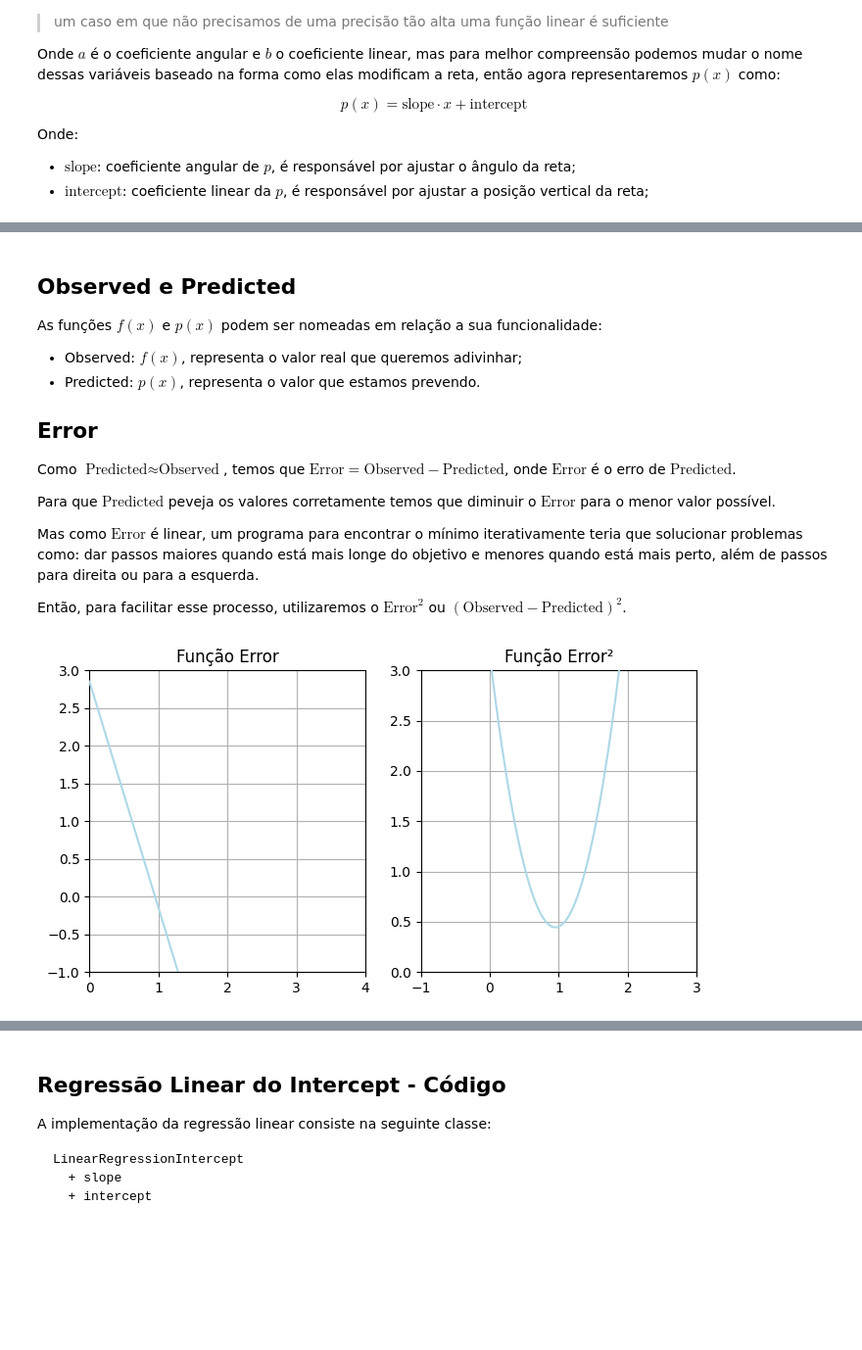
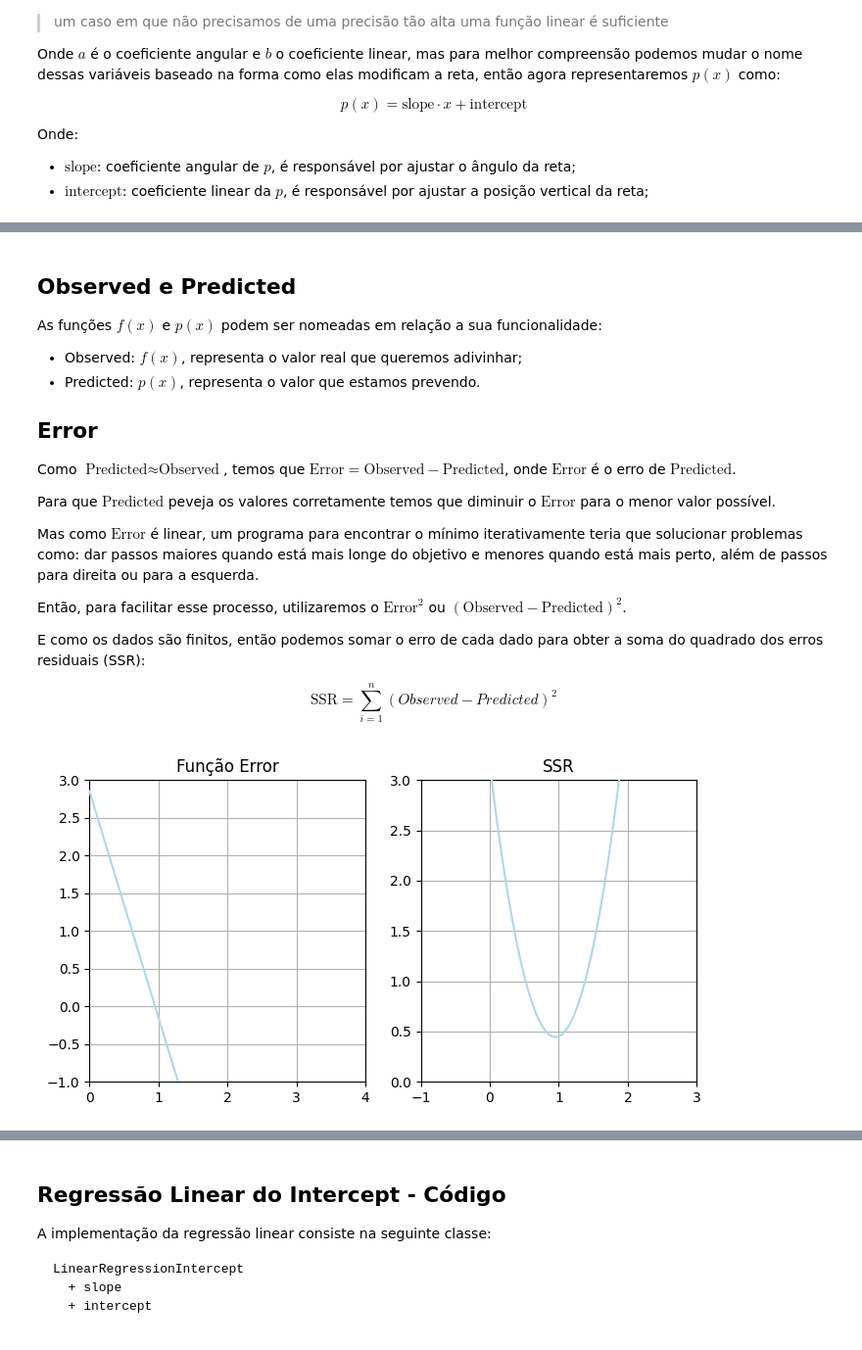
Before and after one commit to murilo-henrique060/matematica-computacional, a Jupyter notebook: Atividade 2.ipynb, the cells around one changed output, grey strips where cells are left out. Shown at 98% size. Drawn from its saved outputs; the diff is of its cells as text; code cells hidden in the pictures; blank space fills up the shorter version.

```diff
--- a/Atividade 2.ipynb
+++ b/Atividade 2.ipynb
@@ -239,18 +241,26 @@ Para que $\text{Predicted}$ peveja os valores corretamente temos que diminuir o
 Mas como $\text{Error}$ é linear, um programa para encontrar o mínimo iterativamente teria que solucionar problemas como: dar passos maiores quando está mais longe do objetivo e menores quando está mais perto, além de passos para direita ou para a esquerda.
 
 Então, para facilitar esse processo, utilizaremos o $\text{Error}^2$ ou $(\text{Observed} - \text{Predicted})^2$.
+
+E como os dados são finitos, então podemos somar o erro de cada dado para obter a soma do quadrado dos erros residuais (SSR):
+
+$$
+\text{SSR} = \sum_{i=1}^n (Observed - Predicted)^2
+$$
 # %%
-plot = Plot(grid=(1, 2), figsize=(8,4), axis=((0, 4, -1, 3), (-1, 3, 0, 3)), title=("Função Error", "Função Error²"))
+DATA = [(0.5, 1.4), (2.3, 1.9), (2.9, 3.2)]
+
+plot = Plot(grid=(1, 2), figsize=(8,4), axis=((0, 4, -1, 3), (-1, 3, 0, 3)), title=("Função Error", "SSR"))
 p = lambda x, b: 0.64 * x + b
 
 error = lambda b: sum(x[1] - p(x[0], b) for x in DATA)
 error_sqrd = lambda b: sum((x[1] - p(x[0], b))**2 for x in DATA)
 
 FunctionObject(plot.ax[0], error, color='lightblue')
 FunctionObject(plot.ax[1], error_sqrd, color='lightblue')
 plot.show()
 # %% [output]
-[figure, old version]
+[figure, new version]
 # %% [markdown]
 ## Loss - Intercept
 
```
Also changed, not shown: parts of 14 cells of this notebook.
